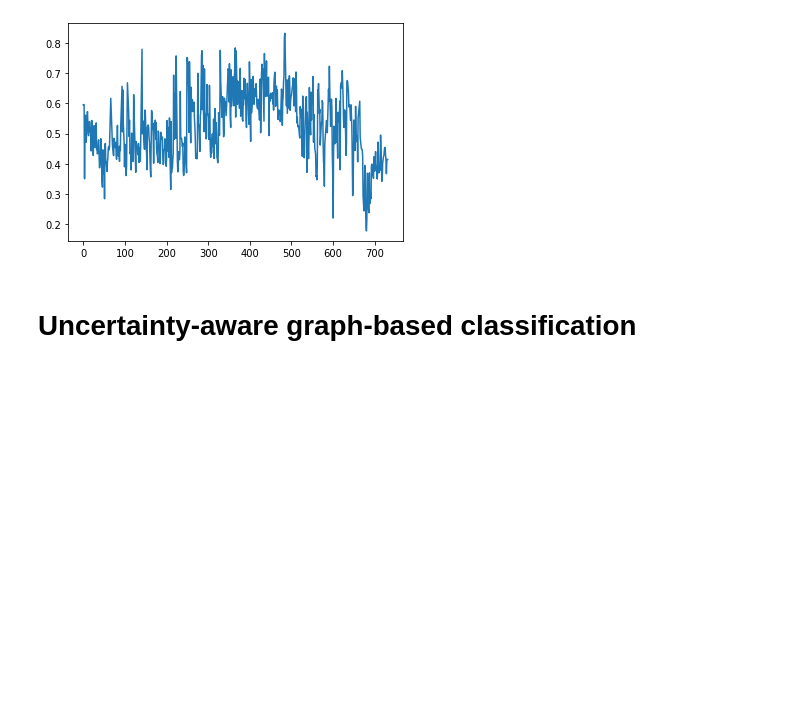
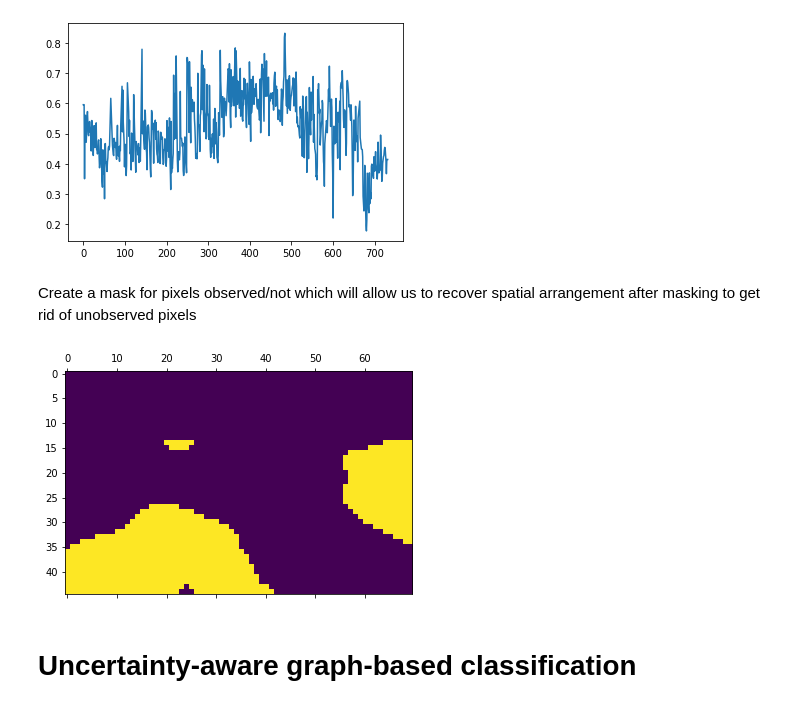
Before and after one commit to iainrolland/berkeley_lab, a Jupyter notebook: uncertainty_graph_notebook.ipynb, the cells around one changed output. Cells and saved outputs as stored; diff of their text form; code cells hidden in the pictures; blank space fills up the shorter version.

```diff
--- a/uncertainty_graph_notebook.ipynb
+++ b/uncertainty_graph_notebook.ipynb
@@ -166,3 +167,11 @@ for i in range(10):
 [figure]
 [figure]
 [figure]
+# %% [markdown]
+Create a mask for pixels observed/not which will allow us to recover spatial arrangement after masking to get rid of unobserved pixels
+# %%
+not_seen = np.all(np.isnan(normalized), axis=1)
+plt.matshow(not_seen.reshape(italy.shape[:2]))
+plt.show()
+# %% [output]
+[figure, added]
```
Also changed, not shown: parts of 36 cells of this notebook.
